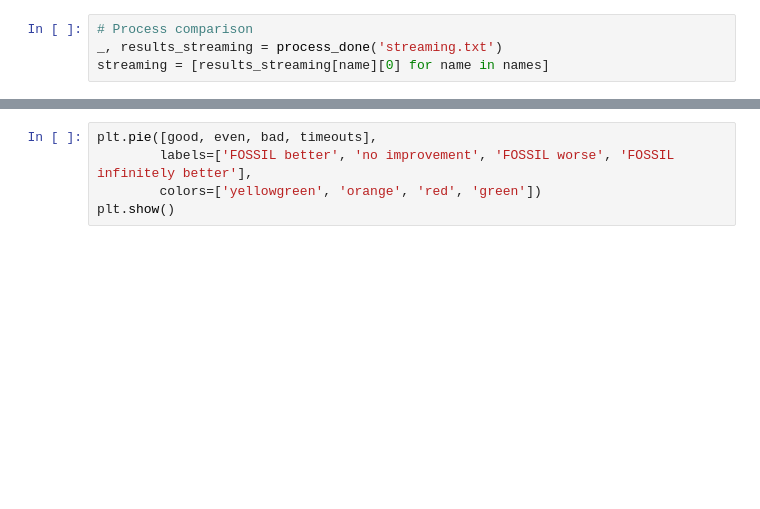
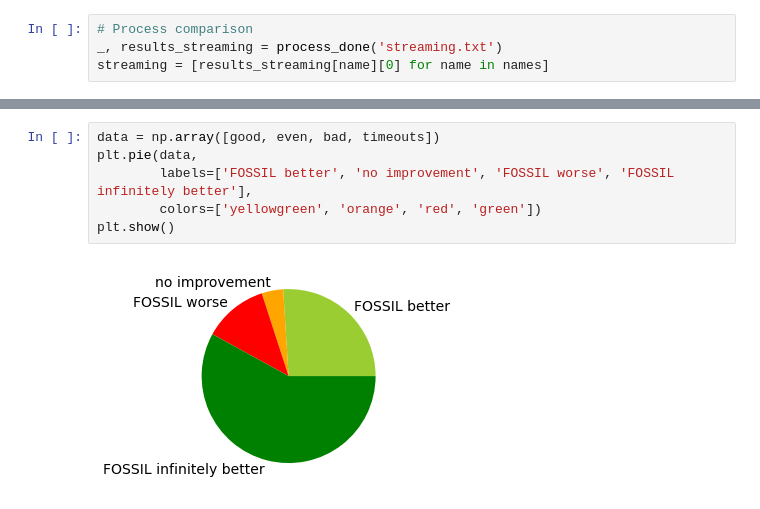
Before and after one commit to muraliadithya/FOSSIL, a Jupyter notebook: plotting/plotter.ipynb, the cells around one changed output, grey strips where cells are left out. Cells and saved outputs as stored; diff of their text form; blank space fills up the shorter version.

```diff
--- a/plotting/plotter.ipynb
+++ b/plotting/plotter.ipynb
@@ -131,5 +156,8 @@ print(better_diff / good)
 # %%
-plt.pie([good, even, bad, timeouts],
+data = np.array([good, even, bad, timeouts])
+plt.pie(data,
         labels=['FOSSIL better', 'no improvement', 'FOSSIL worse', 'FOSSIL infinitely better'],
         colors=['yellowgreen', 'orange', 'red', 'green'])
 plt.show()
+# %% [output]
+[figure, added]
```
Also changed, not shown: parts of 6 cells of this notebook, 2 other files.
